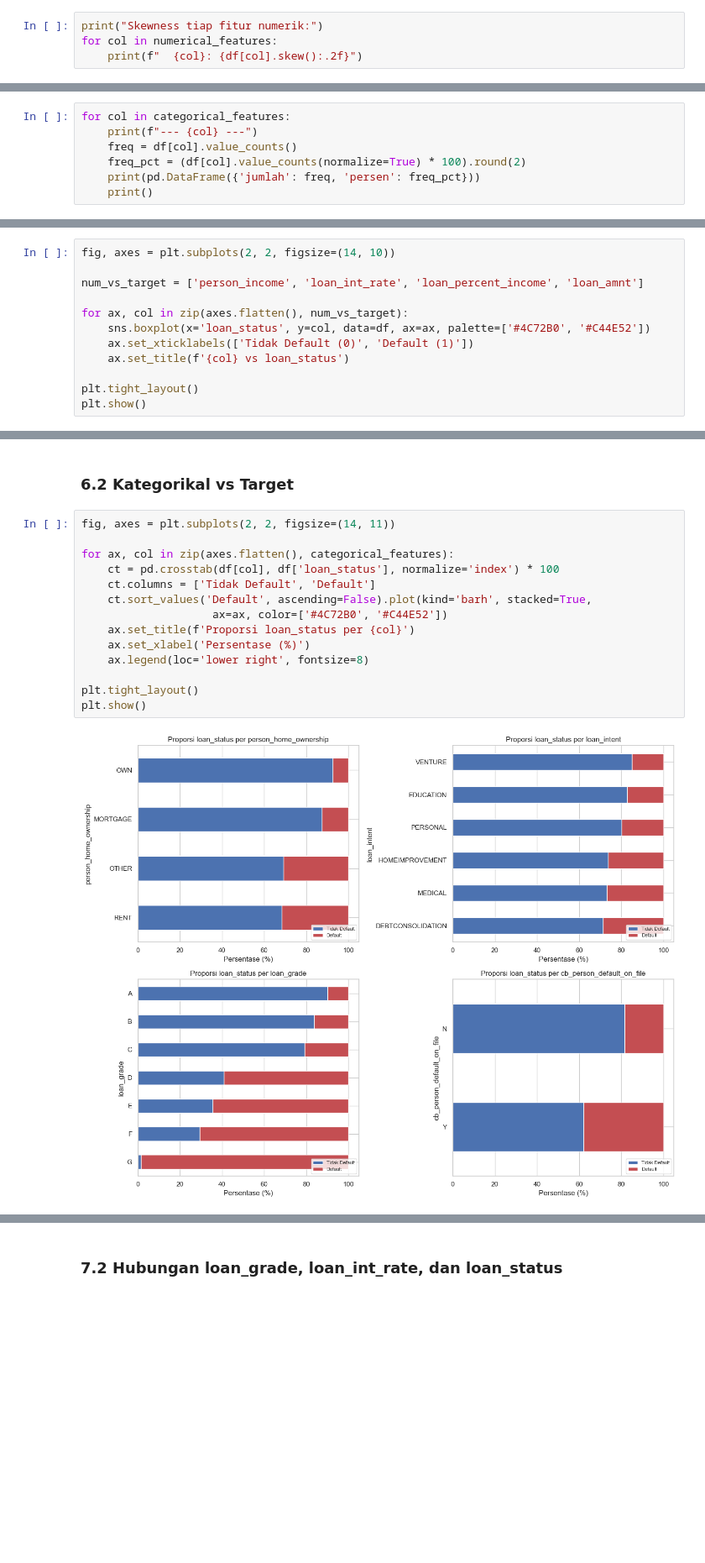
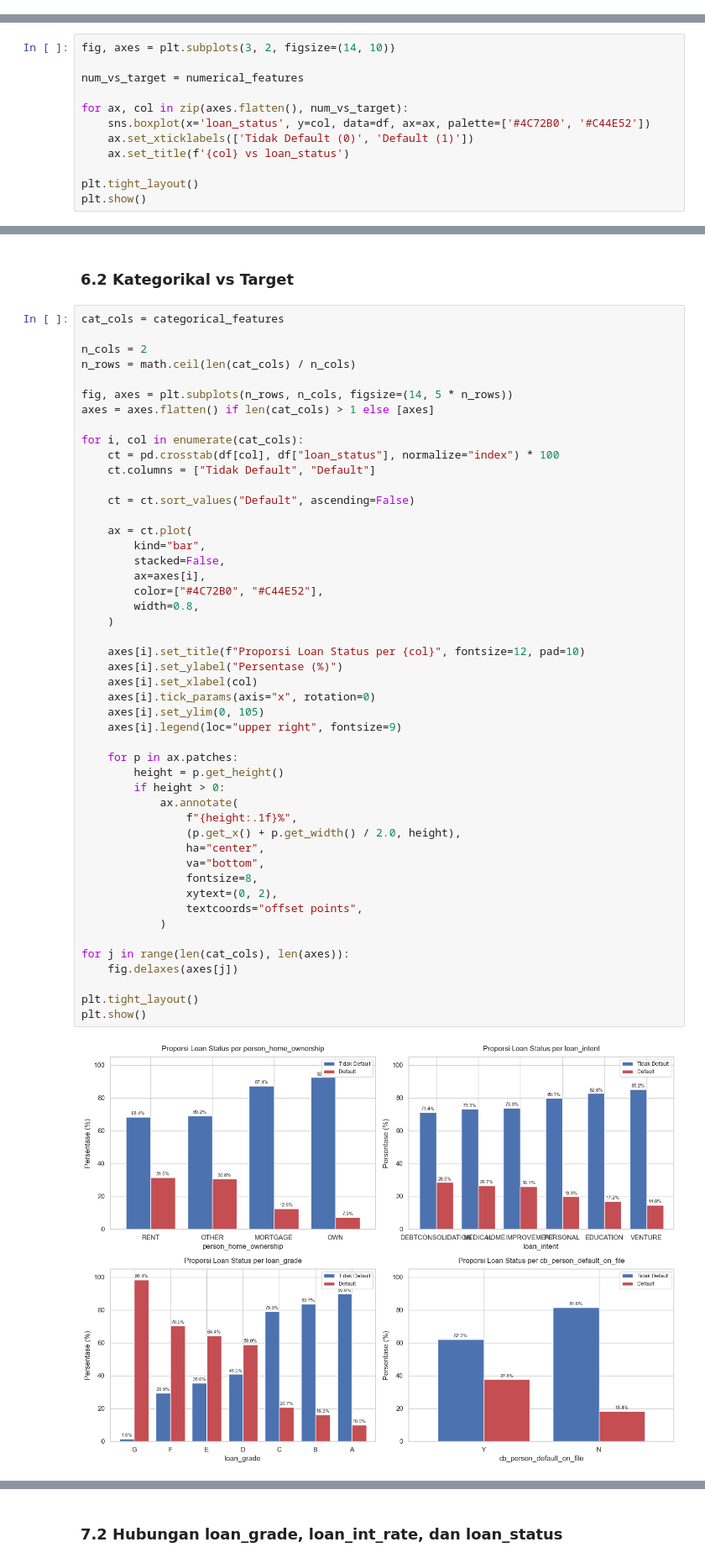
Before and after one commit to clairedible/DataAnalyst_DSMBC, a Jupyter notebook: DSMBC_Day-1.ipynb, the cells around one changed output, grey strips where cells are left out. Shown at 84% size. Drawn from its saved outputs; the diff is of its cells as text; blank space fills up the shorter version.

```diff
--- a/DSMBC_Day-1.ipynb
+++ b/DSMBC_Day-1.ipynb
@@ -286,4 +285,0 @@ plt.show()
-# %%
-print("Skewness tiap fitur numerik:")
-for col in numerical_features:
-    print(f"  {col}: {df[col].skew():.2f}")
@@ -337,7 +337,0 @@ plt.show()
-# %%
-for col in categorical_features:
-    print(f"--- {col} ---")
-    freq = df[col].value_counts()
-    freq_pct = (df[col].value_counts(normalize=True) * 100).round(2)
-    print(pd.DataFrame({'jumlah': freq, 'persen': freq_pct}))
-    print()
@@ -413,9 +391,9 @@ Bagian ini mengeksplorasi hubungan antara masing-masing fitur dengan target (`lo
 
 ### 6.1 Numerik vs Target
 # %%
-fig, axes = plt.subplots(2, 2, figsize=(14, 10))
+fig, axes = plt.subplots(3, 2, figsize=(14, 10))
 
-num_vs_target = ['person_income', 'loan_int_rate', 'loan_percent_income', 'loan_amnt']
+num_vs_target = numerical_features
 
 for ax, col in zip(axes.flatten(), num_vs_target):
     sns.boxplot(x='loan_status', y=col, data=df, ax=ax, palette=['#4C72B0', '#C44E52'])
@@ -460,18 +440,52 @@ Secara keseluruhan, **`loan_int_rate`** dan **`loan_percent_income`** tampak seb
 # %% [markdown]
 ### 6.2 Kategorikal vs Target
 # %%
-fig, axes = plt.subplots(2, 2, figsize=(14, 11))
+cat_cols = categorical_features
 
-for ax, col in zip(axes.flatten(), categorical_features):
-    ct = pd.crosstab(df[col], df['loan_status'], normalize='index') * 100
-    ct.columns = ['Tidak Default', 'Default']
-    ct.sort_values('Default', ascending=False).plot(kind='barh', stacked=True,
-                    ax=ax, color=['#4C72B0', '#C44E52'])
-    ax.set_title(f'Proporsi loan_status per {col}')
-    ax.set_xlabel('Persentase (%)')
-    ax.legend(loc='lower right', fontsize=8)
+n_cols = 2
+n_rows = math.ceil(len(cat_cols) / n_cols)
+
+fig, axes = plt.subplots(n_rows, n_cols, figsize=(14, 5 * n_rows))
+axes = axes.flatten() if len(cat_cols) > 1 else [axes]
+
+for i, col in enumerate(cat_cols):
+    ct = pd.crosstab(df[col], df["loan_status"], normalize="index") * 100
+    ct.columns = ["Tidak Default", "Default"]
+
+    ct = ct.sort_values("Default", ascending=False)
+
+    ax = ct.plot(
+        kind="bar",
+        stacked=False,
+        ax=axes[i],
+        color=["#4C72B0", "#C44E52"],
+        width=0.8,
+    )
+
+    axes[i].set_title(f"Proporsi Loan Status per {col}", fontsize=12, pad=10)
+    axes[i].set_ylabel("Persentase (%)")
+    axes[i].set_xlabel(col)
+    axes[i].tick_params(axis="x", rotation=0)
+    axes[i].set_ylim(0, 105)
+    axes[i].legend(loc="upper right", fontsize=9)
+
+    for p in ax.patches:
+        height = p.get_height()
+        if height > 0:
+            ax.annotate(
+                f"{height:.1f}%",
+                (p.get_x() + p.get_width() / 2.0, height),
+                ha="center",
+                va="bottom",
+                fontsize=8,
+                xytext=(0, 2),
+                textcoords="offset points",
+            )
+
+for j in range(len(cat_cols), len(axes)):
+    fig.delaxes(axes[j])
 
 plt.tight_layout()
 plt.show()
 # %% [output]
-[figure, old version]
+[figure, new version]
```
Also changed, not shown: parts of 25 cells of this notebook.
